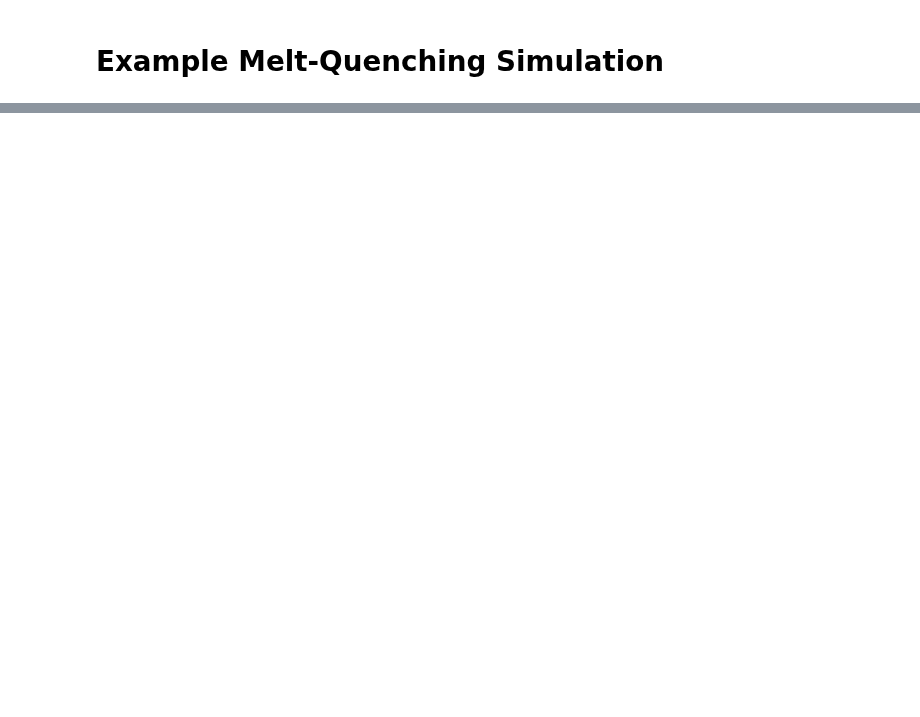
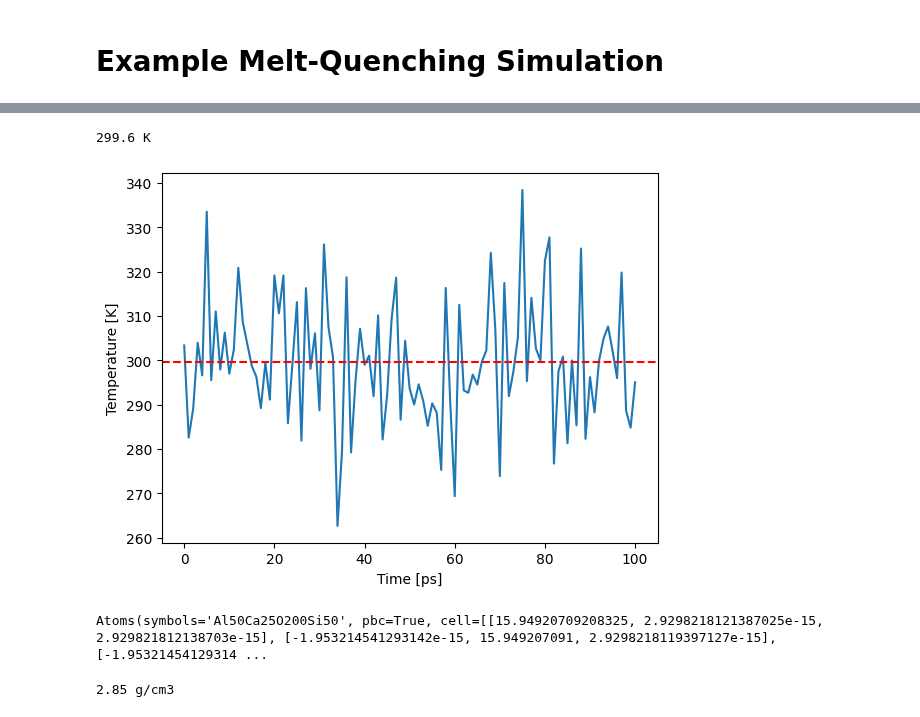
Before and after one commit to glasagent/amorphouspy, a Jupyter notebook: notebooks/Meltquench.ipynb, the cells around one changed output, grey strips where cells are left out. Saved outputs shown, nothing was run; the diff lists cells and outputs as text; code cells hidden in the pictures; blank space fills up the shorter version.

Commit message:
Update to add cluster params

```diff
--- a/notebooks/Meltquench.ipynb
+++ b/notebooks/Meltquench.ipynb
@@ -63,6 +65,7 @@ atoms_dict = get_structure_dict(
 )
 structure = get_ase_structure(
     atoms_dict=atoms_dict,
+    replicate=(1, 1, 1),
     pyiron_project=pr,
 )
 generated_potential = generate_potential(
@@ -70,6 +73,10 @@ generated_potential = generate_potential(
     pyiron_project=pr,
 )
 # %%
+# Specification of the cpu parameters
+ncpus = 2
+server_kwargs = {"cores": ncpus}
+
 # Specification of the melt-quenching parameters
 delayed = melt_quench_simulation(
     structure=structure,
@@ -77,11 +84,16 @@ delayed = melt_quench_simulation(
     temperature_high=5000,
     temperature_low=300,
     n_print=1000,
-    tmp_working_directory=None,
     heating_rate=int(1e14),
     cooling_rate=int(1e14),
     langevin=False,
-    pyiron_project=pr,
+    server_kwargs=server_kwargs,
+    pyiron_project=pr
 )
+
+# Set server settings
+#delayed.server.queue = "big"
+#delayed.server.cores = ncpus
+#delayed.server.run_time = 1440
 # %%
 delayed.draw()
@@ -91,15 +130,20 @@ result = delayed.pull()
 # %%
 # Compute teh mean temperature of the last part of the simulation
-mean_temp = np.mean(result["temperature"])
+mean_temp = np.mean(result["generic"]["temperature"])
 print(f"{mean_temp:.1f} K")
 
 # Plot the temperature and the mean temperature
-plt.plot(result["steps"] * 1e-3, result["temperature"])
-plt.axhline(np.mean(result["temperature"]), color="red", linestyle="--")
+plt.plot(result["generic"]["steps"] * 1e-3, result["generic"]["temperature"])
+plt.axhline(np.mean(result["generic"]["temperature"]), color="red", linestyle="--")
 plt.xlabel("Time [ps]")
 plt.ylabel("Temperature [K]");
+# %% [output]
+299.6 K
+[figure, added]
 # %%
 print(result["structure"])
+# %% [output]
+Atoms(symbols='Al50Ca25O200Si50', pbc=True, cell=[[15.94920709208325, 2.9298218121387025e-15, 2.929821812138703e-15], [-1.953214541293142e-15, 15.949207091, 2.9298218119397127e-15], [-1.95321454129314 ...
 # %%
 from ase import units
 "# NBVAL_CHECK_OUTPUT"
@@ -111,3 +155,5 @@ massTot = result["structure"].get_masses().sum() / units._Nav
 
 density = massTot / V
 print(f"{(massTot / V):.2f} g/cm3")
+# %% [output]
+2.85 g/cm3
```
Also changed, not shown: parts of 3 cells of this notebook, 4 other files.
